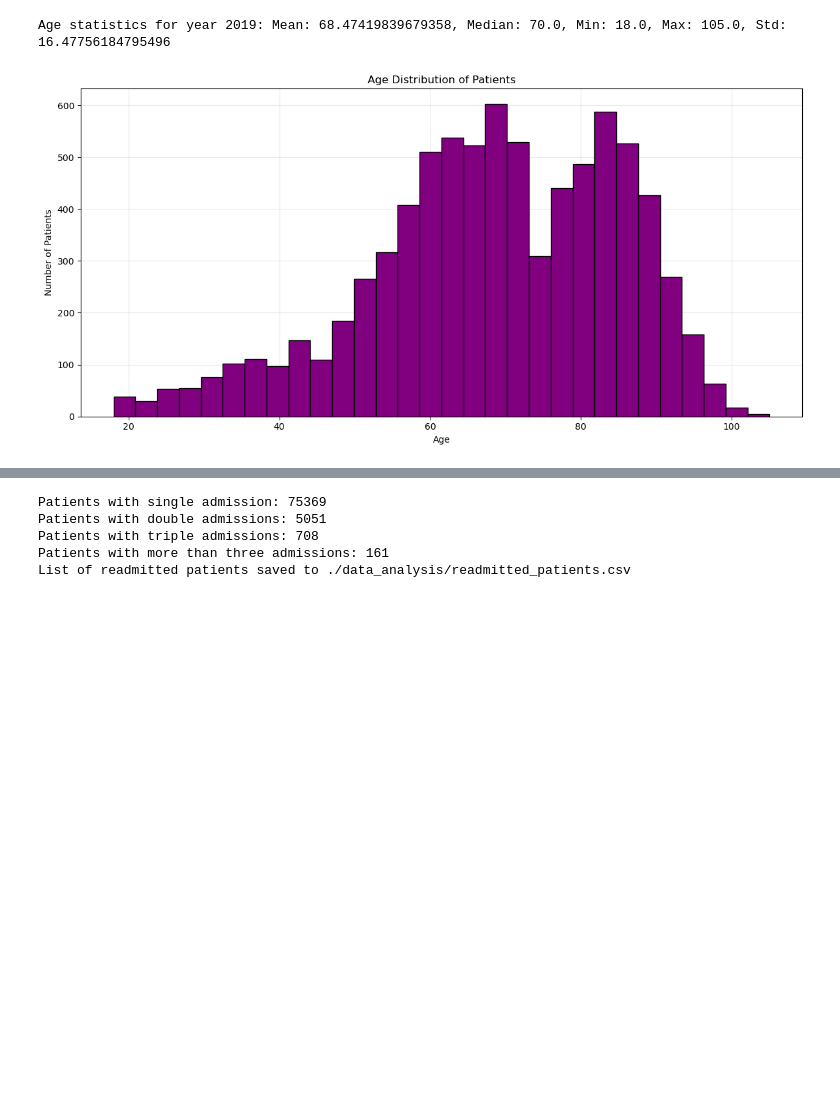
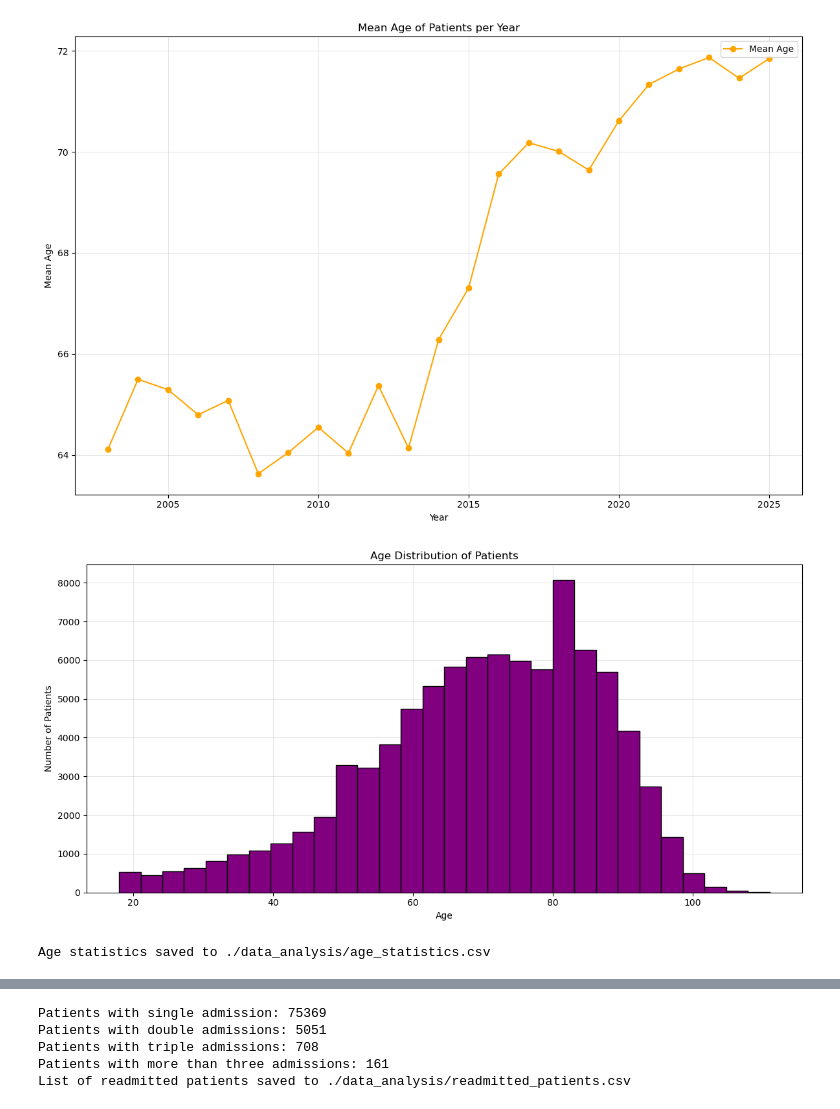
Before and after one commit to Tptpvy/BIOF4001, a Jupyter notebook: data_analysis.ipynb, the cells around one changed output, grey strips where cells are left out. Cells and saved outputs as stored; diff of their text form; code cells hidden in the pictures; blank space fills up the shorter version.

```diff
--- a/data_analysis.ipynb
+++ b/data_analysis.ipynb
@@ -304,10 +316,11 @@ analyze_sex()
 Sex analysis saved to ./data_analysis/sex_analysis.csv
 # %%
-year = 2019 # specify year if needed, 0 disables year filter
+year = 0  # specify year if needed, 0 disables year filter
 analyze_age(year)
 # %% [output]
+[figure, new version]
+[figure, added]
-Age statistics for year 2019: Mean: 68.47419839679358, Median: 70.0, Min: 18.0, Max: 105.0, Std: 16.47756184795496
+Age statistics saved to ./data_analysis/age_statistics.csv
-[figure, old version]
 # %%
 analyze_mortality()
 # %% [output]
```
Also changed, not shown: parts of 13 cells of this notebook, 46 other files.
